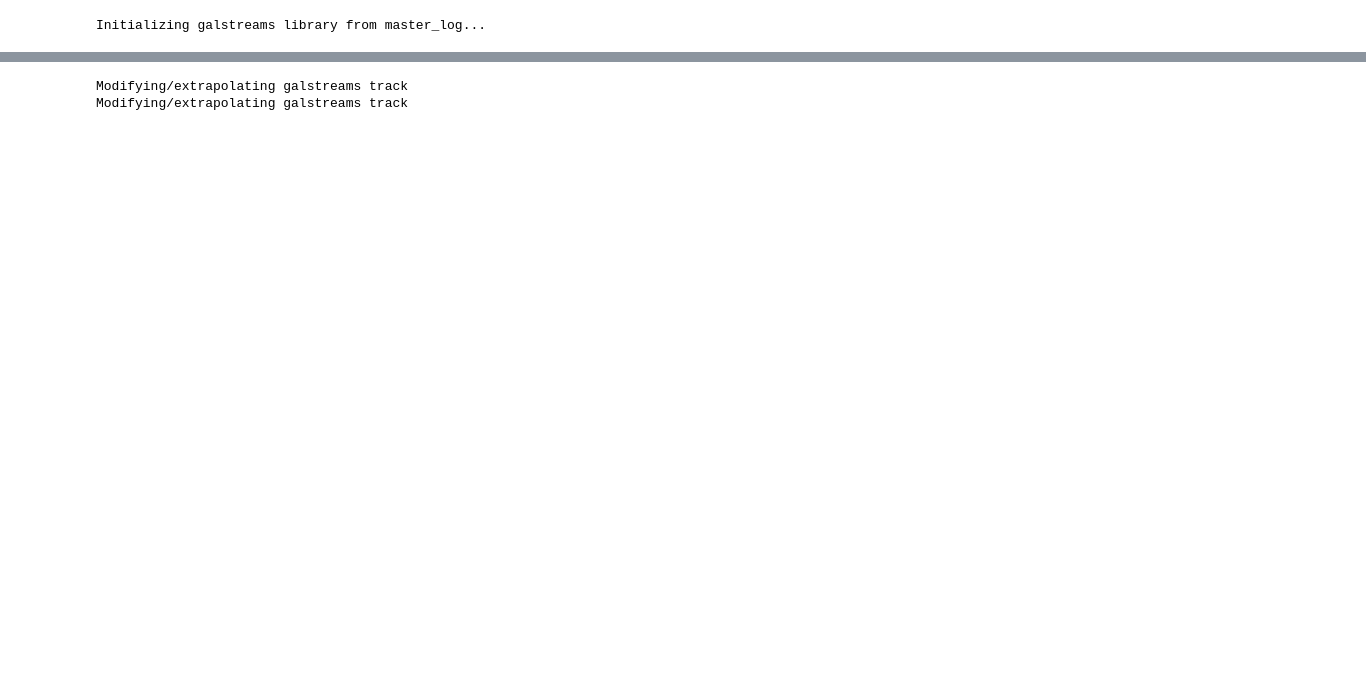
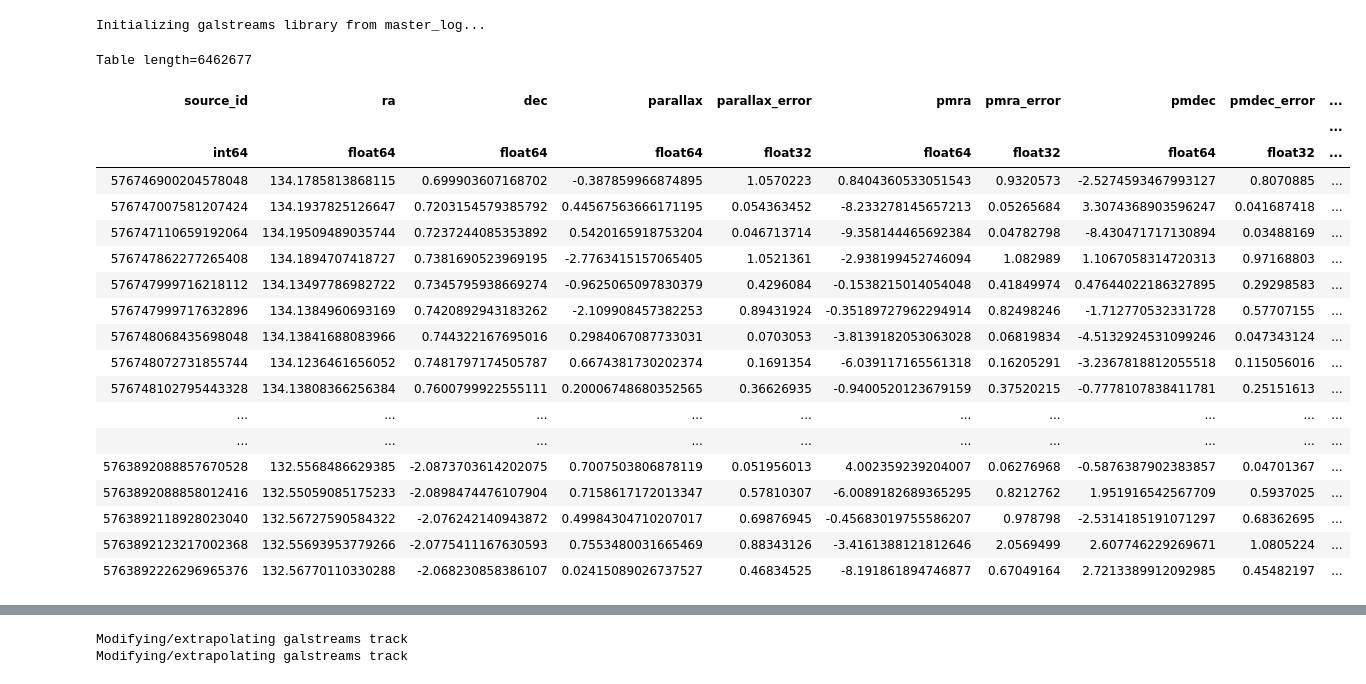
Before and after one commit to ktavangar/gd1-dr3, a Jupyter notebook: notebooks/Photometric-Modeling-Pipeline/generating_data.ipynb, the cells around one changed output, grey strips where cells are left out. Saved outputs shown, nothing was run; the diff lists cells and outputs as text; code cells hidden in the pictures; blank space fills up the shorter version.

```diff
--- a/notebooks/Photometric-Modeling-Pipeline/generating_data.ipynb
+++ b/notebooks/Photometric-Modeling-Pipeline/generating_data.ipynb
@@ -65 +66,24 @@ joined = at.join(gaia_data, p.data, keys="source_id")
+# %%
+iso_obj.cat
+# %% [output]
+Table length=6462677
+| source_id | ra | dec | parallax | parallax_error | pmra | pmra_error | pmdec | pmdec_error | ... |
+|  |  |  |  |  |  |  |  |  | ... |
+| int64 | float64 | float64 | float64 | float32 | float64 | float32 | float64 | float32 | ... |
+| 576746900204578048 | 134.1785813868115 | 0.699903607168702 | -0.387859966874895 | 1.0570223 | 0.8404360533051543 | 0.9320573 | -2.5274593467993127 | 0.8070885 | ... |
+| 576747007581207424 | 134.1937825126647 | 0.7203154579385792 | 0.44567563666171195 | 0.054363452 | -8.233278145657213 | 0.05265684 | 3.3074368903596247 | 0.041687418 | ... |
+| 576747110659192064 | 134.19509489035744 | 0.7237244085353892 | 0.5420165918753204 | 0.046713714 | -9.358144465692384 | 0.04782798 | -8.430471717130894 | 0.03488169 | ... |
+| 576747862277265408 | 134.1894707418727 | 0.7381690523969195 | -2.7763415157065405 | 1.0521361 | -2.938199452746094 | 1.082989 | 1.1067058314720313 | 0.97168803 | ... |
+| 576747999716218112 | 134.13497786982722 | 0.7345795938669274 | -0.9625065097830379 | 0.4296084 | -0.1538215014054048 | 0.41849974 | 0.47644022186327895 | 0.29298583 | ... |
+| 576747999717632896 | 134.1384960693169 | 0.7420892943183262 | -2.109908457382253 | 0.89431924 | -0.35189727962294914 | 0.82498246 | -1.712770532331728 | 0.57707155 | ... |
+| 576748068435698048 | 134.13841688083966 | 0.744322167695016 | 0.2984067087733031 | 0.0703053 | -3.8139182053063028 | 0.06819834 | -4.5132924531099246 | 0.047343124 | ... |
+| 576748072731855744 | 134.1236461656052 | 0.7481797174505787 | 0.6674381730202374 | 0.1691354 | -6.039117165561318 | 0.16205291 | -3.2367818812055518 | 0.115056016 | ... |
+| 576748102795443328 | 134.13808366256384 | 0.7600799922555111 | 0.20006748680352565 | 0.36626935 | -0.9400520123679159 | 0.37520215 | -0.7778107838411781 | 0.25151613 | ... |
+| ... | ... | ... | ... | ... | ... | ... | ... | ... | ... |
+| ... | ... | ... | ... | ... | ... | ... | ... | ... | ... |
+| 5763892088857670528 | 132.5568486629385 | -2.0873703614202075 | 0.7007503806878119 | 0.051956013 | 4.002359239204007 | 0.06276968 | -0.5876387902383857 | 0.04701367 | ... |
+| 5763892088858012416 | 132.55059085175233 | -2.0898474476107904 | 0.7158617172013347 | 0.57810307 | -6.0089182689365295 | 0.8212762 | 1.951916542567709 | 0.5937025 | ... |
+| 5763892118928023040 | 132.56727590584322 | -2.076242140943872 | 0.49984304710207017 | 0.69876945 | -0.45683019755586207 | 0.978798 | -2.5314185191071297 | 0.68362695 | ... |
+| 5763892123217002368 | 132.55693953779266 | -2.0775411167630593 | 0.7553480031665469 | 0.88343126 | -3.4161388121812646 | 2.0569499 | 2.607746229269671 | 1.0805224 | ... |
+| 5763892226296965376 | 132.56770110330288 | -2.068230858386107 | 0.02415089026737527 | 0.46834525 | -8.191861894746877 | 0.67049164 | 2.7213389912092985 | 0.45482197 | ... |
 # %%
```
Also changed, not shown: parts of 17 cells of this notebook, 5 other files.
